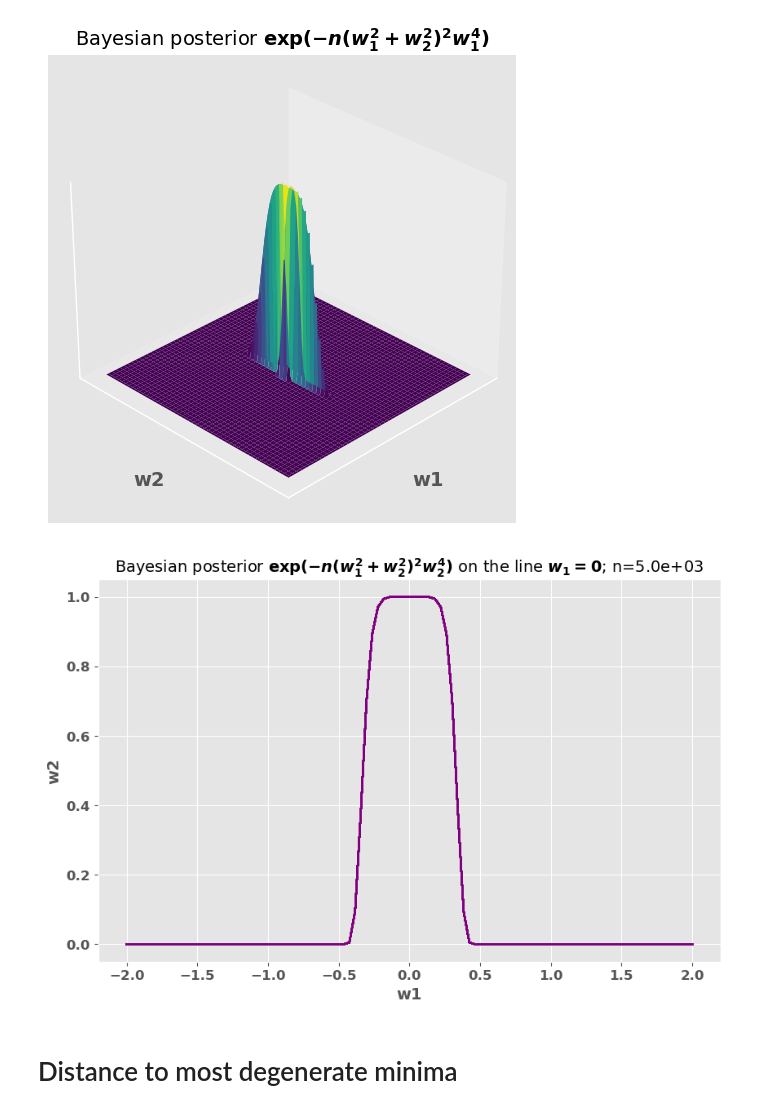
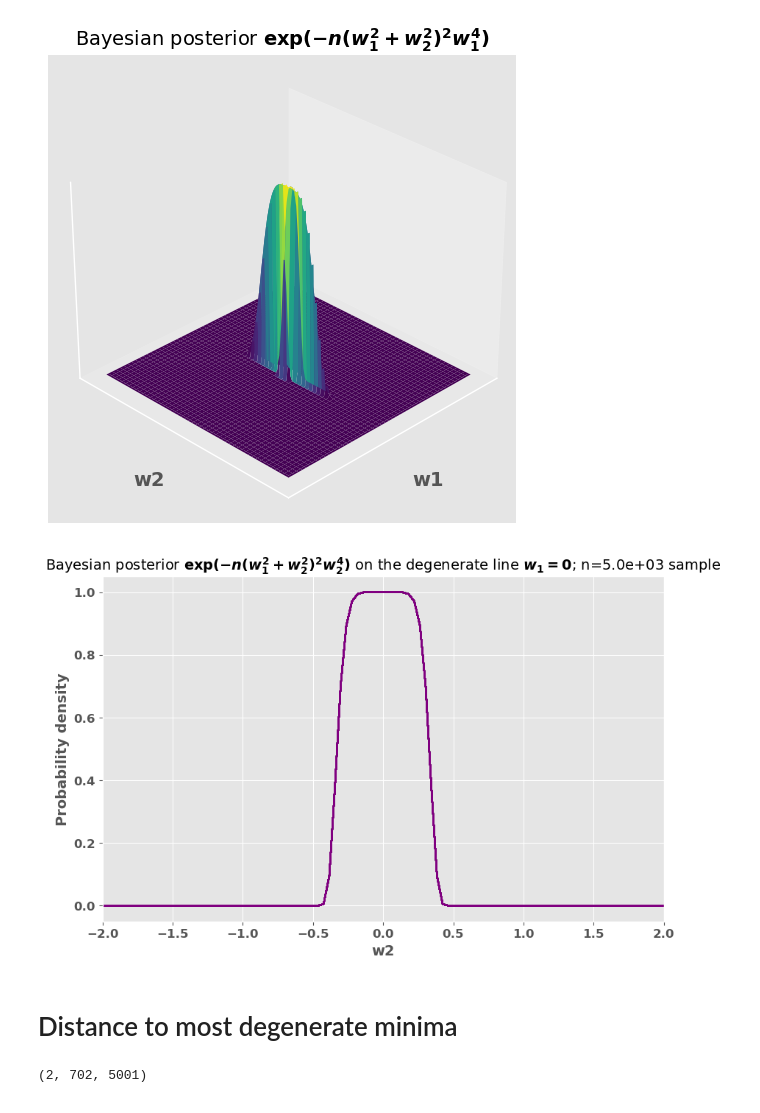
Before and after one commit to gcorlouer/SLTforSGD, a Jupyter notebook: notebooks/sgd_stuck.ipynb, the cells around one changed output. Drawn from its saved outputs; the diff is of its cells as text; code cells hidden in the pictures.

Commit message:
updated plots

```diff
--- a/notebooks/sgd_stuck.ipynb
+++ b/notebooks/sgd_stuck.ipynb
@@ -141,18 +121,19 @@ plt.xscale('log')
 # %%
 # Initialise
 nSGD = 10**3
-nsamples = 10**4
+nsamples = 10**5
 shuffle = True
 batch_size= 20
 lr = 0.01
+momentum = 0.5
 seed_init = 1
 seed_data = 1
-wxm = 0
-wym = 4
+wxm = 0.1
+wym = 16
 d=2
 wx_init = torch.tensor(0.0)
 wy_init = torch.tensor(-10.0)
 model = PolyModel2D(seed=seed_init, wxm=wxm, wym=wym, wx_init=wx_init, wy_init = wy_init, d=d)
 sgd_runner = SGDPolyRunner(nSGD=nSGD, nsamples=nsamples, seed=seed_data, shuffle=shuffle,
-                           batch_size=batch_size, auto=True)
+                           momentum=momentum, batch_size=batch_size, auto=True)
 df = sgd_runner.generate_trajectories2d(model)
@@ -271,27 +254,28 @@ plt.show()
 # %%
 # 2D posterior
 from mpl_toolkits.mplot3d import Axes3D
 
 n = niterations
 # Create a grid of points
 w1 = np.linspace(-2, 2, 100)
 w2 = np.linspace(-2, 2, 100)
 wx, wy = np.meshgrid(w1, w2)
 
 # Calculate the loss function values
 wx = 0
 k = (wx**2 + wy**2)**2 * wy**4
 post = np.exp(-n*k)
 # Create a 3D plot
 fig = plt.figure()
 plt.plot(wy, post, color="purple")
 plt.xlabel('w2')
 plt.ylabel('Probability density')
-plt.title(rf'Bayesian posterior $\exp(-n(w_1^2 + w_2^2)^2w_2^4)$ on the line $w_1=0$; n={n:.1e}')
+plt.title(rf'Bayesian posterior $\exp(-n(w_1^2 + w_2^2)^2w_2^4)$ on the degenerate line $w_1=0$; n={n:.1e} sample')
+plt.xlim((-2,2))
 # Display the plot
 plt.show()
 # %% [output]
-[figure, old version]
+[figure, new version]
 # %% [markdown]
 # Distance to most degenerate minima
 # %%
@@ -305,6 +289,8 @@ W = np.stack((wx, wy), axis=0)
 nan_mask = np.isnan(W).any(axis=(0, 2))
 W = W[:, ~nan_mask, :]
 print(W.shape)
+# %% [output]
+(2, 702, 5001)
 # %%
 # Extract the x-coordinates and y-coordinates
 x_coordinates = W[0]
```
Also changed, not shown: parts of 15 cells of this notebook, 2 other files.
